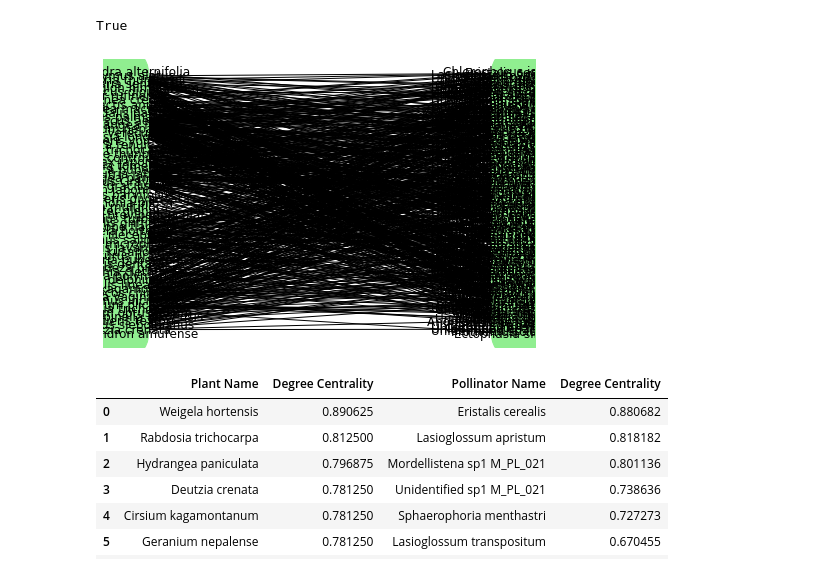
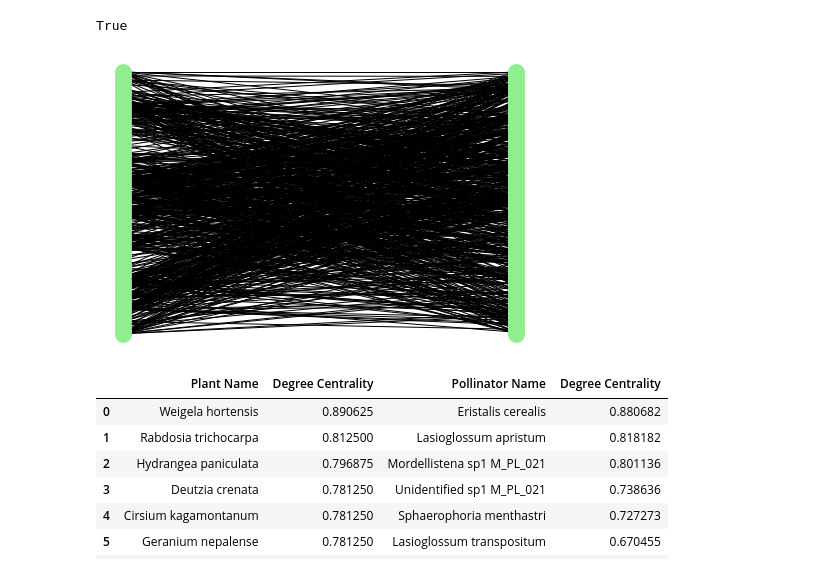
Before and after one commit to lincarrieli/DATA620-Web-Analytics, a Jupyter notebook: Data620_Project2_Lin_Tony.ipynb, the cells around one changed output. Drawn from its saved outputs; the diff is of its cells as text; code cells hidden in the pictures.

```diff
--- a/Data620_Project2_Lin_Tony.ipynb
+++ b/Data620_Project2_Lin_Tony.ipynb
@@ -144,14 +144,13 @@ True
 # %%
 # graph reduced bipartite network
 top = nx.bipartite.sets(B)[0]
 pos = nx.bipartite_layout(B, top)
 
 nx.draw(B, pos=pos,
         node_color='lightgreen',
-        node_size=2500,
-        with_labels=True)
+        node_size=250)
 # %% [output]
-[figure, old version]
+[figure, new version]
 # %%
 # project bipartite graph onto plants nodes
 W_plants = bipartite.projected_graph(G_reduced, plants)
```
Also changed, not shown: parts of 4 cells of this notebook.
